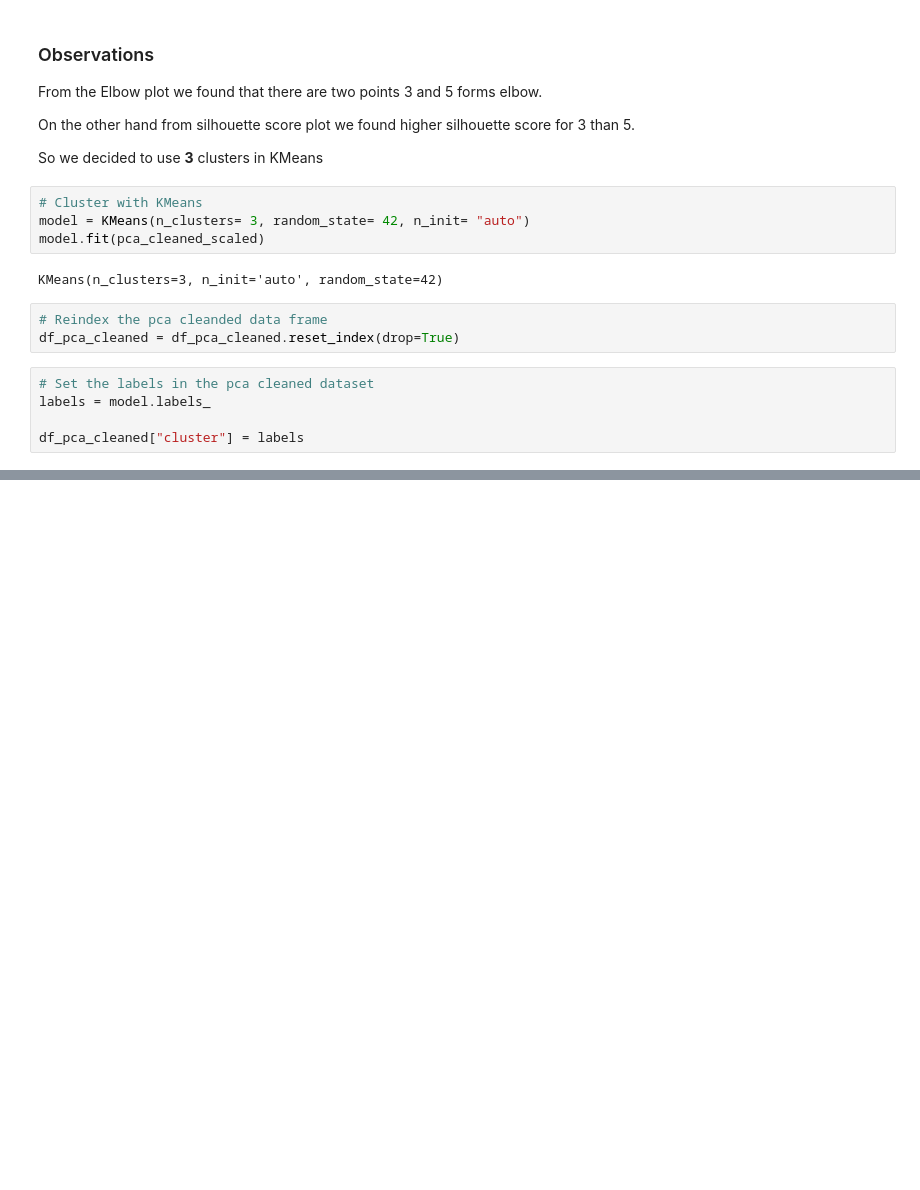
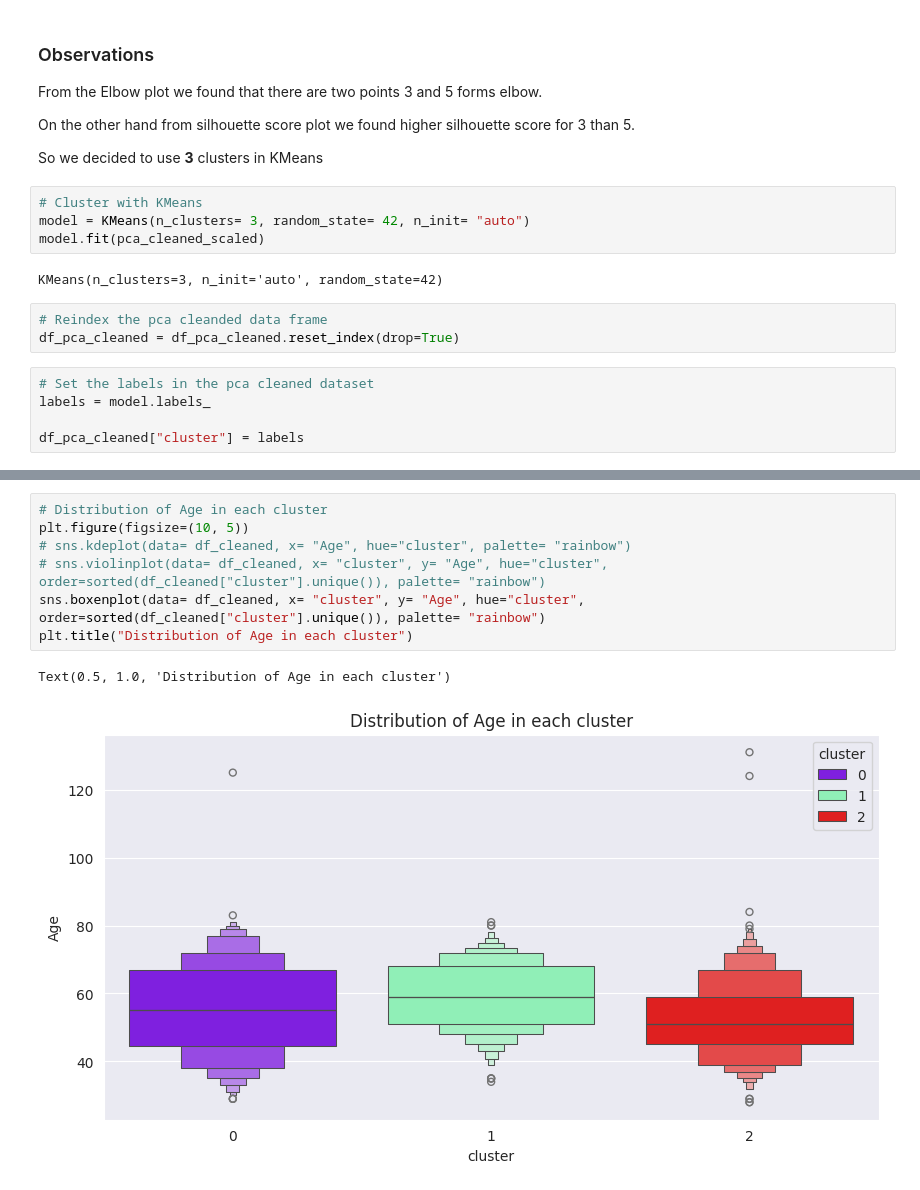
Before and after one commit to arghads9177/DBSCAN-Marketing-campaign, a Jupyter notebook: DBSCAN_Marketing_campaign.ipynb, the cells around one changed output, grey strips where cells are left out. Cells and saved outputs as stored; diff of their text form; blank space fills up the shorter version.

```diff
--- a/DBSCAN_Marketing_campaign.ipynb
+++ b/DBSCAN_Marketing_campaign.ipynb
@@ -582,0 +607,10 @@ Text(0.5, 0, 'PC3')
+# %%
+# Distribution of Age in each cluster
+plt.figure(figsize=(10, 5))
+# sns.kdeplot(data= df_cleaned, x= "Age", hue="cluster", palette= "rainbow")
+# sns.violinplot(data= df_cleaned, x= "cluster", y= "Age", hue="cluster", order=sorted(df_cleaned["cluster"].unique()), palette= "rainbow")
+sns.boxenplot(data= df_cleaned, x= "cluster", y= "Age", hue="cluster", order=sorted(df_cleaned["cluster"].unique()), palette= "rainbow")
+plt.title("Distribution of Age in each cluster")
+# %% [output]
+Text(0.5, 1.0, 'Distribution of Age in each cluster')
+[figure, added]
```
Also changed, not shown: parts of 27 cells of this notebook, 1 other file.
